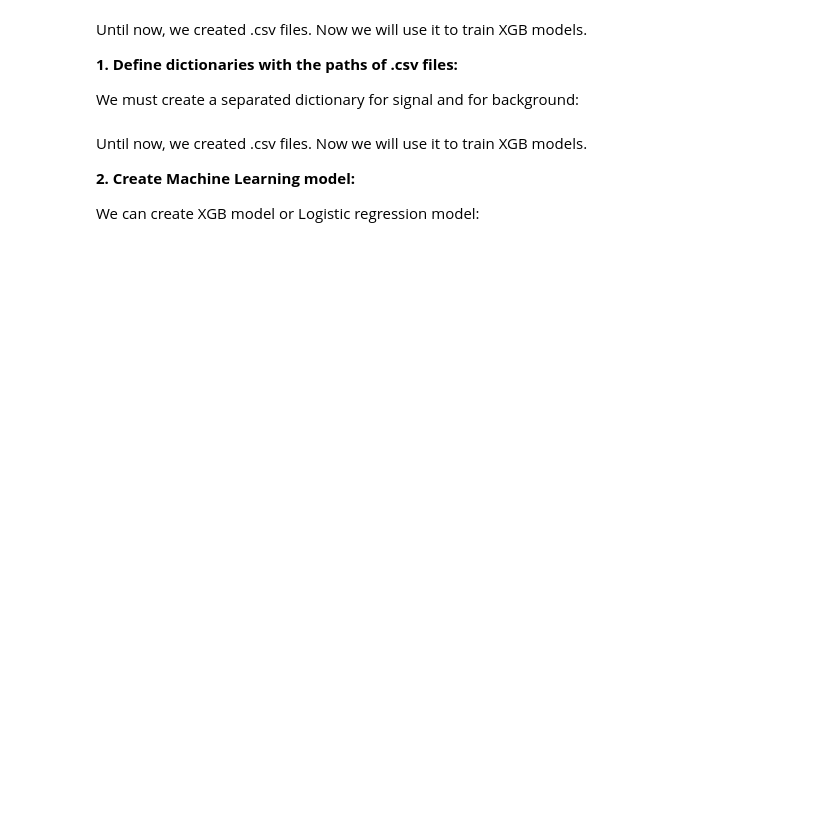
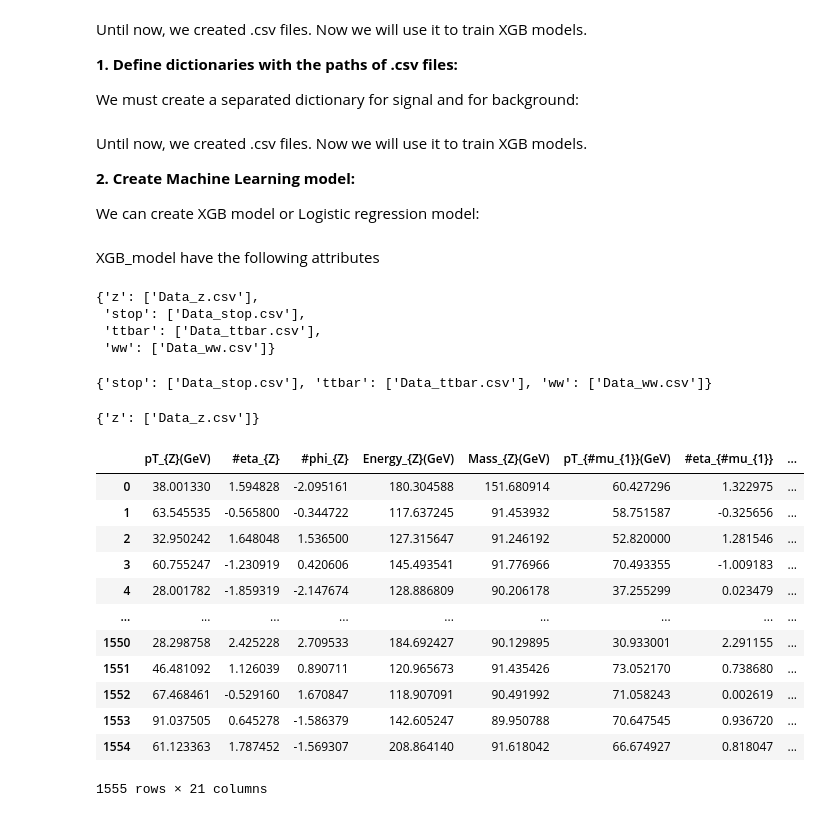
Before and after one commit to Joacop16/Phenomenology_Uniandes_Framework, a Jupyter notebook: tutorials/3_Machine_Learning.ipynb, the cells around one changed output. Saved outputs shown, nothing was run; the diff lists cells and outputs as text; code cells hidden in the pictures; blank space fills up the shorter version.

```diff
--- a/tutorials/3_Machine_Learning.ipynb
+++ b/tutorials/3_Machine_Learning.ipynb
@@ -22,8 +23,8 @@ Until now, we created .csv files. Now we will use it to train XGB models.
 
 We must create a separated dictionary for signal and for background:
 # %%
-Datasets_signal = {'z': 'Data_z.csv'}
-Datasets_bkg = {'stop': 'Data_stop.csv', 'ttbar': 'Data_ttbar.csv', 'ww': 'Data_ww.csv'}
+Datasets_signal = {'z': ['Data_z.csv']}
+Datasets_bkg = {'stop': ['Data_stop.csv'], 'ttbar': ['Data_ttbar.csv'], 'ww': ['Data_ww.csv']}
 # %% [markdown]
 Until now, we created .csv files. Now we will use it to train XGB models.
 
@@ -46,9 +46,42 @@ parameters={
     ]
 }
 # %%
-XGB_model = XGB_Classifier(ncpu = nucleos_cpu,
+XGB_model = XGB_Classifier(ncpu = 12,
                            cv =10,
                            parameters = parameters,
                            signal_dictionary = Datasets_signal,
                            bkg_dictionary = Datasets_bkg,
                            balance = True )
+# %% [markdown]
+XGB_model have the following attributes
+# %%
+XGB_model.all_signal_dictionary
+# %% [output]
+{'z': ['Data_z.csv'],
+ 'stop': ['Data_stop.csv'],
+ 'ttbar': ['Data_ttbar.csv'],
+ 'ww': ['Data_ww.csv']}
+# %%
+XGB_model.bkg_dictionary
+# %% [output]
+{'stop': ['Data_stop.csv'], 'ttbar': ['Data_ttbar.csv'], 'ww': ['Data_ww.csv']}
+# %%
+XGB_model.signal_dictionary
+# %% [output]
+{'z': ['Data_z.csv']}
+# %%
+XGB_model.signal_data_balanced
+# %% [output]
+|  | pT_{Z}(GeV) | #eta_{Z} | #phi_{Z} | Energy_{Z}(GeV) | Mass_{Z}(GeV) | pT_{#mu_{1}}(GeV) | #eta_{#mu_{1}} | ... |
+| 0 | 38.001330 | 1.594828 | -2.095161 | 180.304588 | 151.680914 | 60.427296 | 1.322975 | ... |
+| 1 | 63.545535 | -0.565800 | -0.344722 | 117.637245 | 91.453932 | 58.751587 | -0.325656 | ... |
+| 2 | 32.950242 | 1.648048 | 1.536500 | 127.315647 | 91.246192 | 52.820000 | 1.281546 | ... |
+| 3 | 60.755247 | -1.230919 | 0.420606 | 145.493541 | 91.776966 | 70.493355 | -1.009183 | ... |
+| 4 | 28.001782 | -1.859319 | -2.147674 | 128.886809 | 90.206178 | 37.255299 | 0.023479 | ... |
+| ... | ... | ... | ... | ... | ... | ... | ... | ... |
+| 1550 | 28.298758 | 2.425228 | 2.709533 | 184.692427 | 90.129895 | 30.933001 | 2.291155 | ... |
+| 1551 | 46.481092 | 1.126039 | 0.890711 | 120.965673 | 91.435426 | 73.052170 | 0.738680 | ... |
+| 1552 | 67.468461 | -0.529160 | 1.670847 | 118.907091 | 90.491992 | 71.058243 | 0.002619 | ... |
+| 1553 | 91.037505 | 0.645278 | -1.586379 | 142.605247 | 89.950788 | 70.647545 | 0.936720 | ... |
+| 1554 | 61.123363 | 1.787452 | -1.569307 | 208.864140 | 91.618042 | 66.674927 | 0.818047 | ... |
+1555 rows × 21 columns
```
Also changed, not shown: parts of 33 cells of this notebook, 2 other files.
